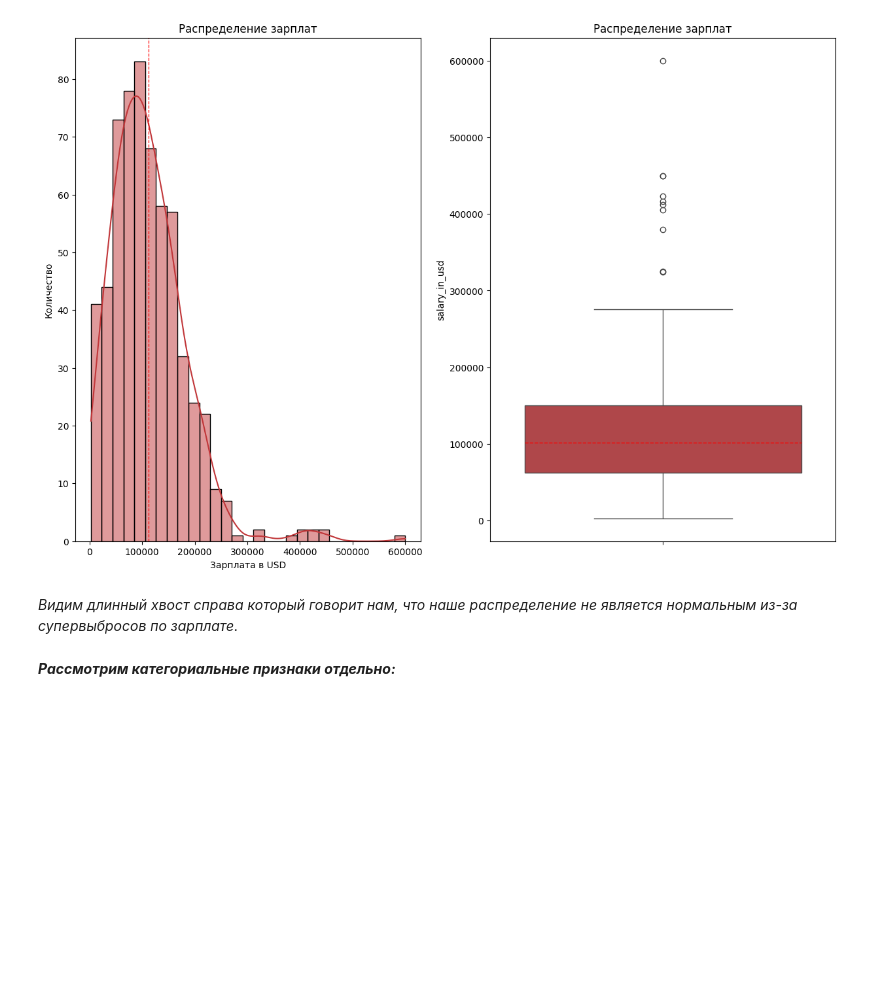
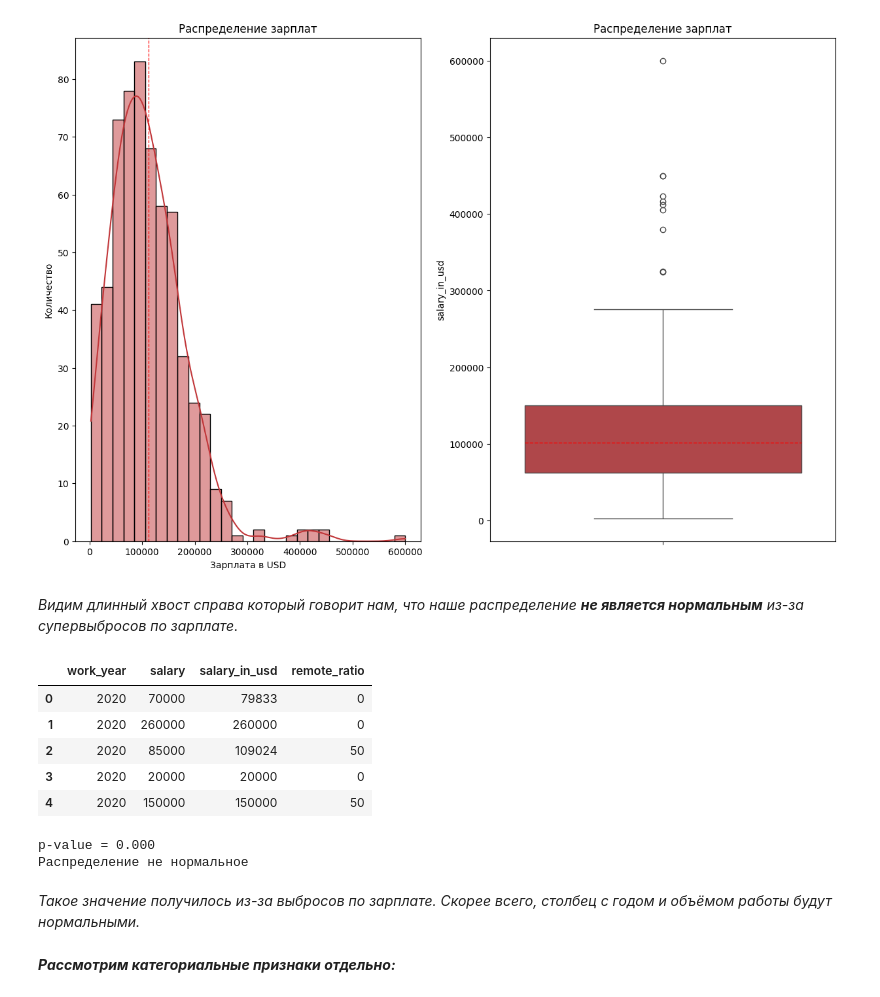
Before and after one commit to kjottboller/Python, a Jupyter notebook: Исследование данных HR-агенства.ipynb, the cells around one changed output. Saved outputs shown, nothing was run; the diff lists cells and outputs as text; code cells hidden in the pictures; blank space fills up the shorter version.

```diff
--- a/Исследование данных HR-агенства.ipynb
+++ b/Исследование данных HR-агенства.ipynb
@@ -192,7 +192,33 @@ plt.show()
 # %% [output]
 [figure]
 # %% [markdown]
-*Видим длинный хвост справа который говорит нам, что наше распределение не является нормальным из-за супервыбросов по зарплате.*
+*Видим длинный хвост справа который говорит нам, что наше распределение **не является нормальным** из-за супервыбросов по зарплате.*
+# %%
+# числовые колонки для проверки на нормальность
+numeric_cols = ['work_year', 'salary', 'salary_in_usd', 'remote_ratio']
+numeric_data = data[numeric_cols].copy()
+display(numeric_data.head())
+# %% [output]
+|  | work_year | salary | salary_in_usd | remote_ratio |
+| 0 | 2020 | 70000 | 79833 | 0 |
+| 1 | 2020 | 260000 | 260000 | 0 |
+| 2 | 2020 | 85000 | 109024 | 50 |
+| 3 | 2020 | 20000 | 20000 | 0 |
+| 4 | 2020 | 150000 | 150000 | 50 |
+# %%
+alpha = 0.05
+
+_, p = stats.shapiro(numeric_data)
+print('p-value = %.3f' % (p))
+if p <= alpha:
+    print('Распределение не нормальное')
+else:
+    print('Распределение нормальное')
+# %% [output]
+p-value = 0.000
+Распределение не нормальное
+# %% [markdown]
+*Такое значение получилось из-за выбросов по зарплате. Скорее всего, столбец с годом и объёмом работы будут нормальными.*
 # %% [markdown]
 ***Рассмотрим категориальные признаки отдельно:***
 # %%
```
Also changed, not shown: parts of 24 cells of this notebook, 1 other file.
